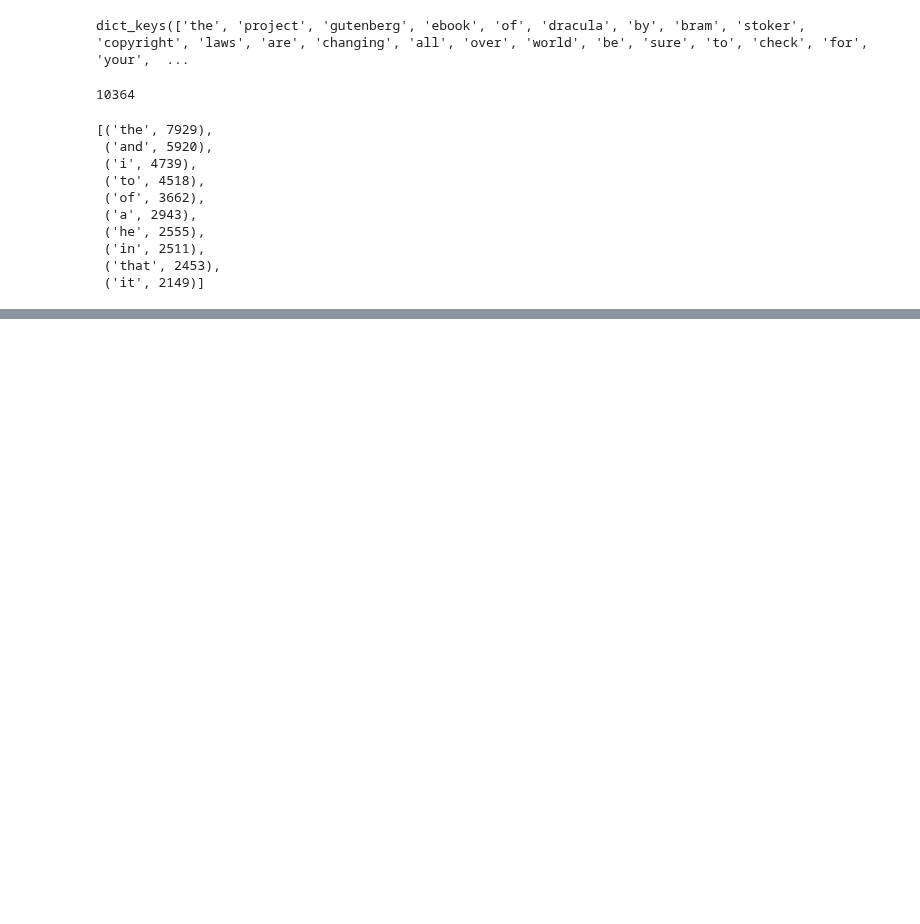
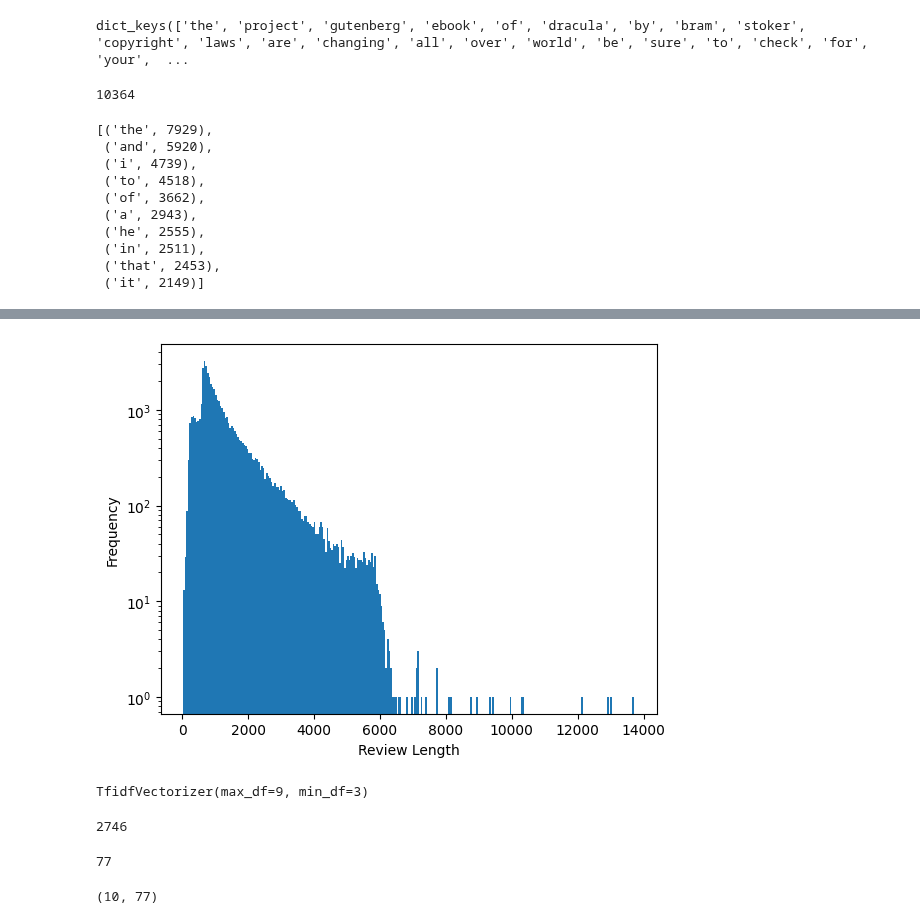
Before and after one commit to PlamenPlamenovStanchev/Data-Science, a Jupyter notebook: Working with Text/Working-with-text.ipynb, the cells around one changed output, grey strips where cells are left out. Drawn from its saved outputs; the diff is of its cells as text; code cells hidden in the pictures; blank space fills up the shorter version.

```diff
--- a/Working with Text/Working-with-text.ipynb
+++ b/Working with Text/Working-with-text.ipynb
@@ -219,0 +559,8 @@ LookupError:
+# %%
+plt.hist(imdb.review.str.len(), bins='fd')
+plt.semilogy()
+plt.xlabel('Review Length')
+plt.ylabel('Frequency')
+plt.show()
+# %% [output]
+[figure, added]
@@ -219,0 +569,16 @@ LookupError:
+# %%
+tfidf_vectorizer.fit(imdb.review[:10])
+# %% [output]
+TfidfVectorizer(max_df=9, min_df=3)
+# %%
+len(count_vectorizer.vocabulary_)
+# %% [output]
+2746
+# %%
+len(tfidf_vectorizer.vocabulary_)
+# %% [output]
+77
+# %%
+tfidf_vectorizer.transform(imdb.review[:10]).toarray().shape
+# %% [output]
+(10, 77)
```
Also changed, not shown: parts of 61 cells of this notebook, 7 other files.
